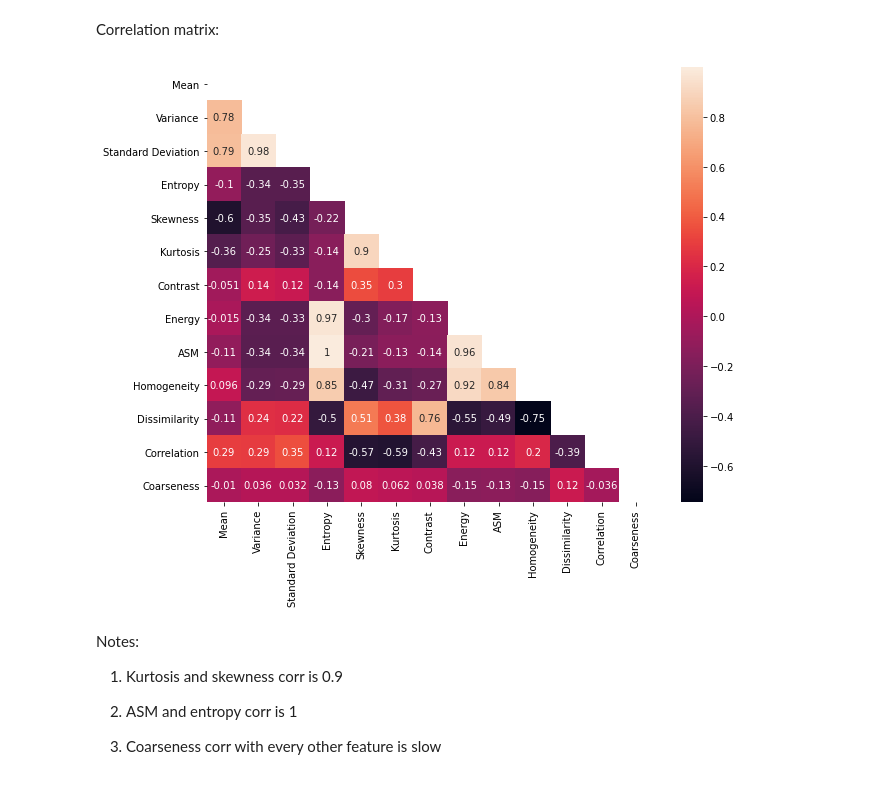
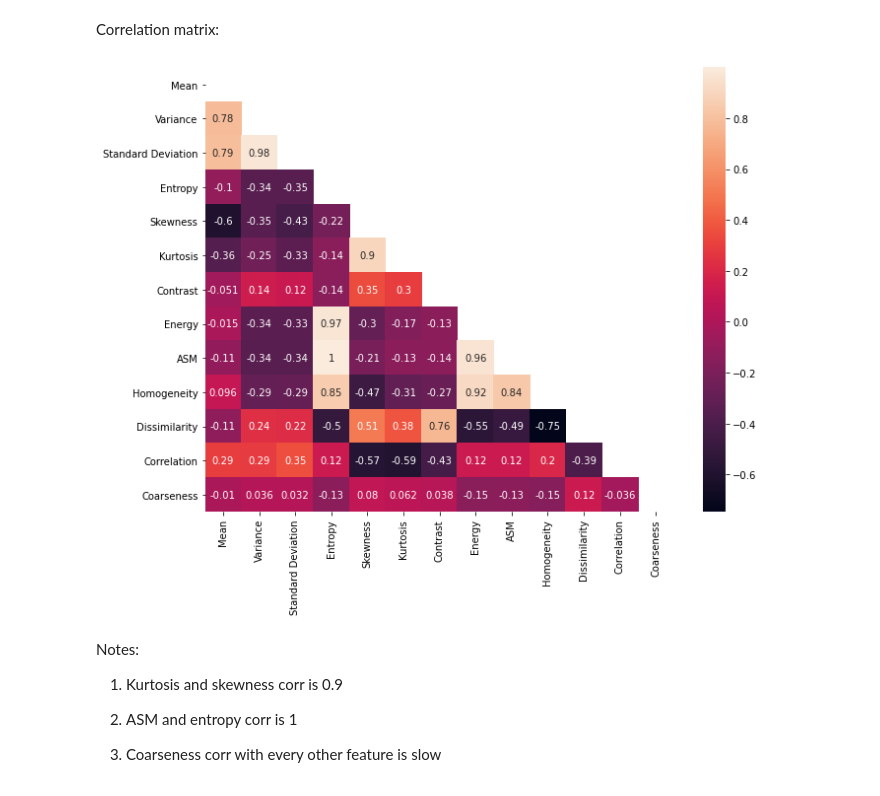
Before and after one commit to jerryadamsfranklin/brain-tumour-detection, a Jupyter notebook: eda.ipynb, the cells around one changed output. Saved outputs shown, nothing was run; the diff lists cells and outputs as text; code cells hidden in the pictures.

Commit message:
added graphs

```diff
--- a/eda.ipynb
+++ b/eda.ipynb
@@ -163,14 +175,16 @@ Correlation matrix:
 # %%
 corr_matrix = normal_data[normal_data.columns[1 : 14]].corr()  # get correlation matrix
 mask = np.triu(np.ones_like(corr_matrix, dtype = bool))  # upper triangle mask
 
 # plot
 plt.figure(figsize = (10, 8))
 sns.heatmap(corr_matrix, mask = mask, annot = True)
+plt.tight_layout()
+plt.savefig(os.getcwd() + '/Graphs/eda/heatmap')
 plt.show()
 plt.close()
 # %% [output]
-[figure, old version]
+[figure, new version]
 # %% [markdown]
 Notes:
 
```
Also changed, not shown: parts of 8 cells of this notebook, 52 other files.
